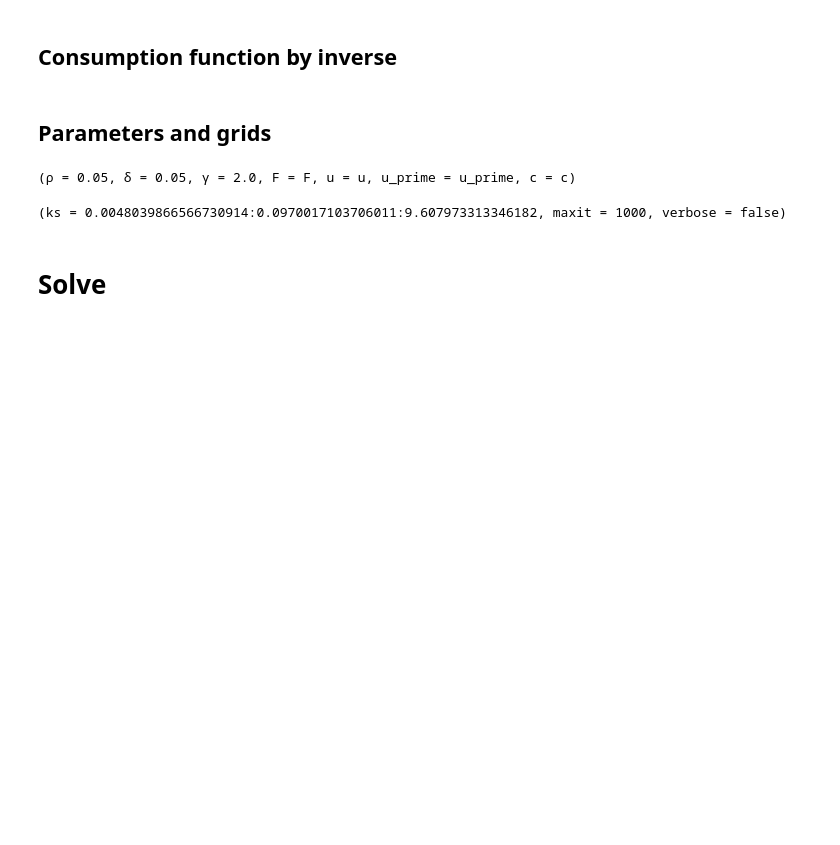
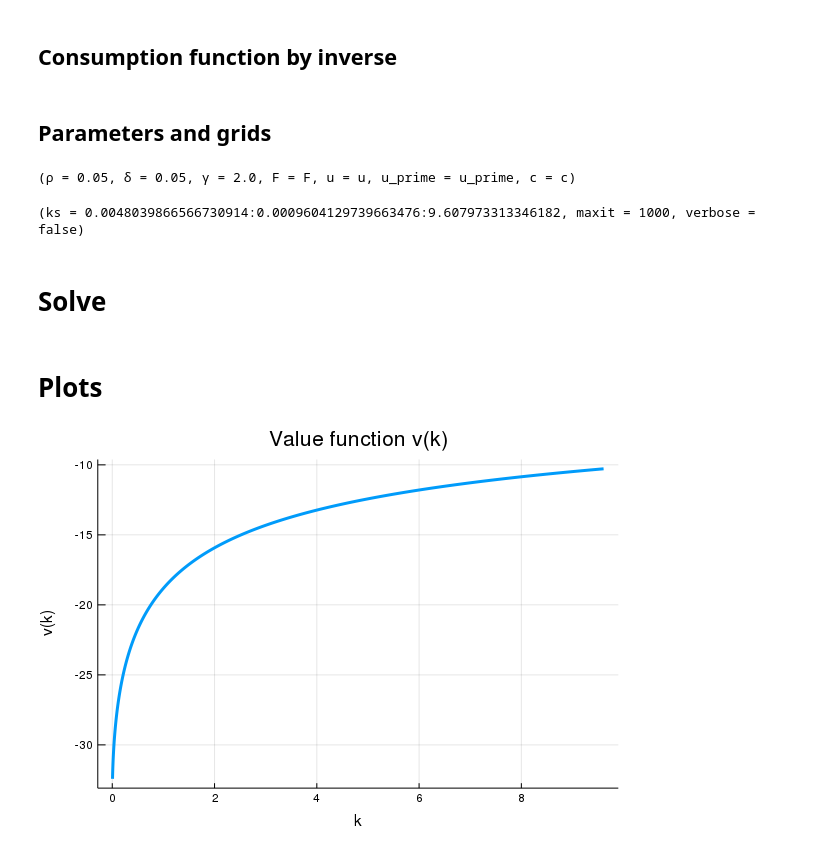
Before and after one commit to ubcecon/computing_and_datascience, a Jupyter notebook: continuous_time_methods/tutorials/growth-hjb-implicit.ipynb, the cells around one changed output. Drawn from its saved outputs; the diff is of its cells as text; code cells hidden in the pictures; blank space fills up the shorter version.

Commit message:
Save plots for value function, consumption plan, and saving plan

```diff
--- a/continuous_time_methods/tutorials/growth-hjb-implicit.ipynb
+++ b/continuous_time_methods/tutorials/growth-hjb-implicit.ipynb
@@ -42,10 +43,10 @@ params = (ρ = 0.05, δ = 0.05, γ = γ, F = F, u = u, u_prime = u_prime, c = c)
 # maxit: maximum number of iterations
 # verbose: boolean that ables/disables a verbose option
 k_ss = (α*A_productivity/(params.ρ+params.δ))^(1/(1-α))
-settings = (ks = range(0.001*k_ss, stop = 2*k_ss, length = 100),
+settings = (ks = range(0.001*k_ss, stop = 2*k_ss, length = 10000),
             maxit = 1000, verbose = false)
 # %% [output]
-(ks = 0.0048039866566730914:0.0970017103706011:9.607973313346182, maxit = 1000, verbose = false)
+(ks = 0.0048039866566730914:0.0009604129739663476:9.607973313346182, maxit = 1000, verbose = false)
 # %% [markdown]
 # Solve
 # %%
@@ -95,3 +96,11 @@ for n in 1:maxit
     end
     vs = vs_new
 end
+# %% [markdown]
+# Plots
+# %%
+plot(ks, vs,
+    linewidth = 3,
+    title="Value function v(k)",xaxis="k",yaxis="v(k)",legend=false)
+# %% [output]
+[figure, added]
```
Also changed, not shown: parts of 4 cells of this notebook.
